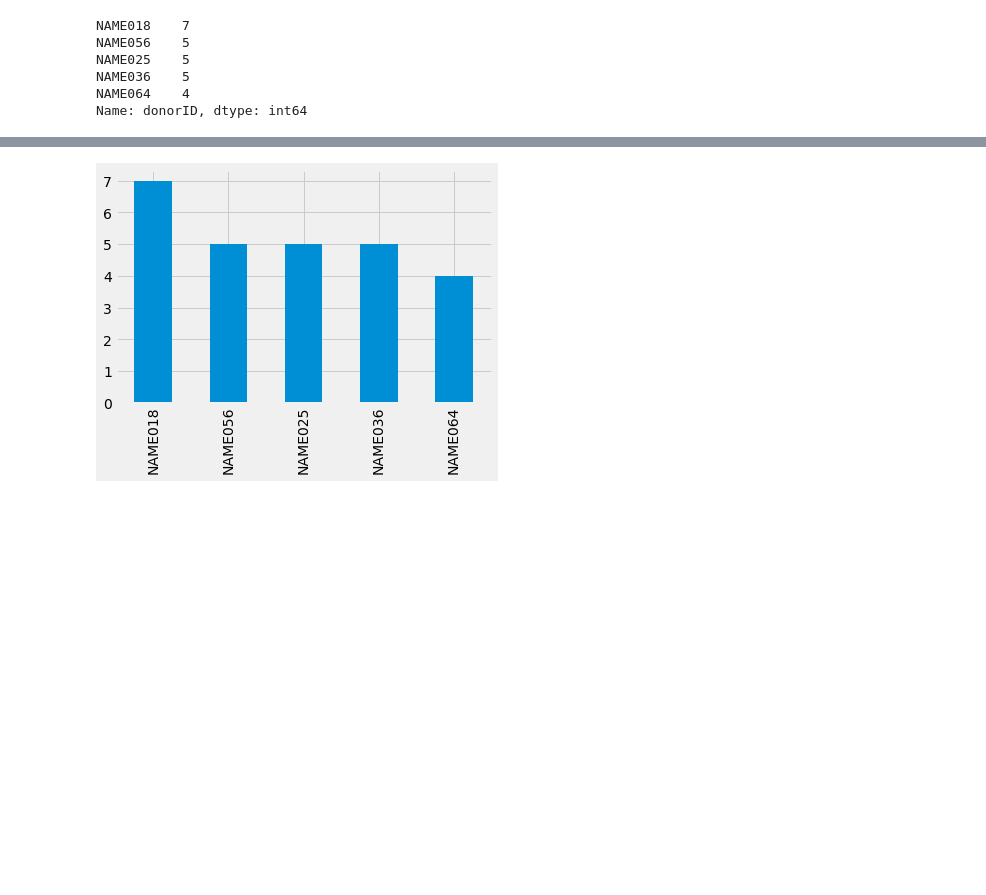
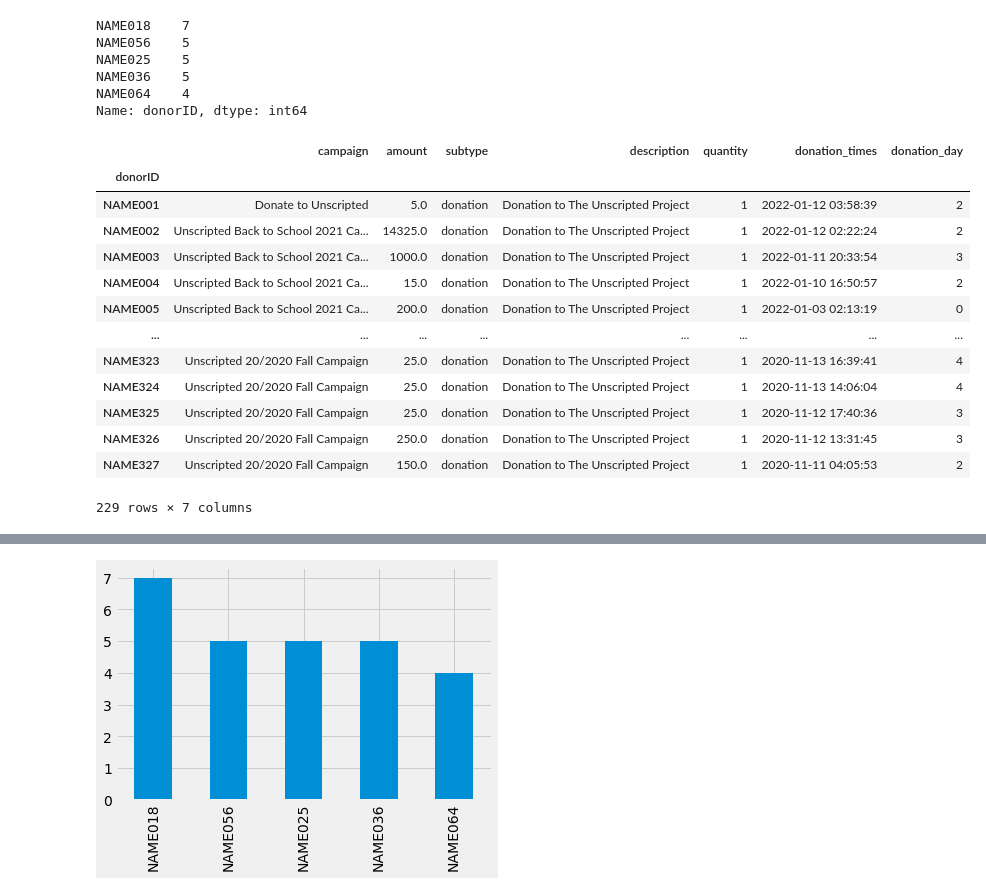
Before and after one commit to wcrowley342/Donordata, a Jupyter notebook: Donation_Data_Analysis.ipynb, the cells around one changed output, grey strips where cells are left out. Drawn from its saved outputs; the diff is of its cells as text; code cells hidden in the pictures; blank space fills up the shorter version.

```diff
--- a/Donation_Data_Analysis.ipynb
+++ b/Donation_Data_Analysis.ipynb
@@ -185,3 +201,24 @@ NAME025    5
 NAME036    5
 NAME064    4
 Name: donorID, dtype: int64
+# %%
+#top 10 donors based on amount of donations
+
+donations.groupby('donorID').agg(np.max)
+
+donations.groupby(['donorID']).mean().sort_values('amount',ascending=False)
+# %% [output]
+|  | campaign | amount | subtype | description | quantity | donation_times | donation_day |
+| donorID |  |  |  |  |  |  |  |
+| NAME001 | Donate to Unscripted | 5.0 | donation | Donation to The Unscripted Project | 1 | 2022-01-12 03:58:39 | 2 |
+| NAME002 | Unscripted Back to School 2021 Ca... | 14325.0 | donation | Donation to The Unscripted Project | 1 | 2022-01-12 02:22:24 | 2 |
+| NAME003 | Unscripted Back to School 2021 Ca... | 1000.0 | donation | Donation to The Unscripted Project | 1 | 2022-01-11 20:33:54 | 3 |
+| NAME004 | Unscripted Back to School 2021 Ca... | 15.0 | donation | Donation to The Unscripted Project | 1 | 2022-01-10 16:50:57 | 2 |
+| NAME005 | Unscripted Back to School 2021 Ca... | 200.0 | donation | Donation to The Unscripted Project | 1 | 2022-01-03 02:13:19 | 0 |
+| ... | ... | ... | ... | ... | ... | ... | ... |
+| NAME323 | Unscripted 20/2020 Fall Campaign | 25.0 | donation | Donation to The Unscripted Project | 1 | 2020-11-13 16:39:41 | 4 |
+| NAME324 | Unscripted 20/2020 Fall Campaign | 25.0 | donation | Donation to The Unscripted Project | 1 | 2020-11-13 14:06:04 | 4 |
+| NAME325 | Unscripted 20/2020 Fall Campaign | 25.0 | donation | Donation to The Unscripted Project | 1 | 2020-11-12 17:40:36 | 3 |
+| NAME326 | Unscripted 20/2020 Fall Campaign | 250.0 | donation | Donation to The Unscripted Project | 1 | 2020-11-12 13:31:45 | 3 |
+| NAME327 | Unscripted 20/2020 Fall Campaign | 150.0 | donation | Donation to The Unscripted Project | 1 | 2020-11-11 04:05:53 | 2 |
+229 rows × 7 columns
```
Also changed, not shown: parts of 9 cells of this notebook.
